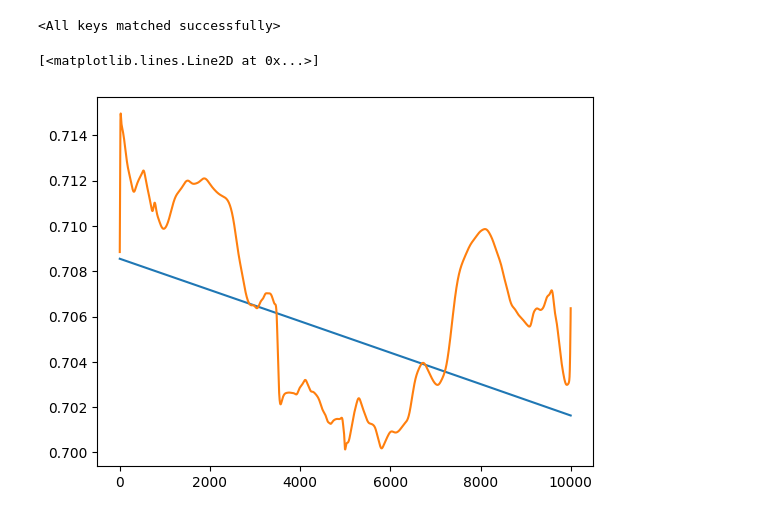
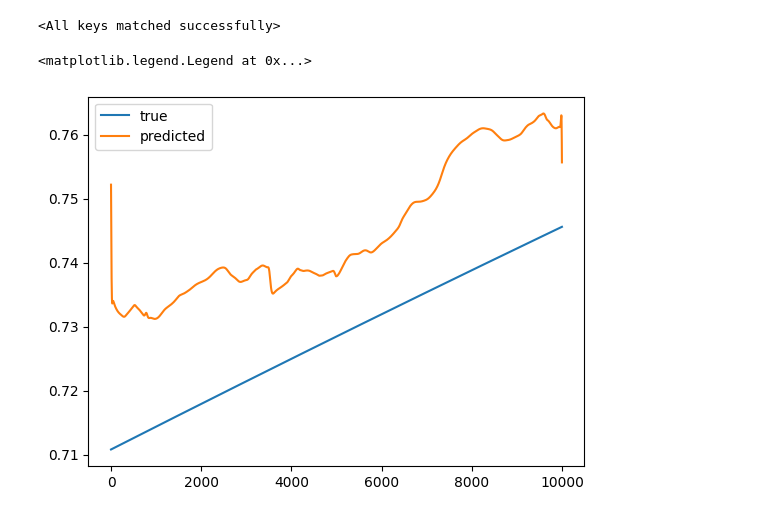
Before and after one commit to fedor1113/Sk-ML-FNO-Project-2024, a Jupyter notebook: testing.ipynb, the cells around one changed output. Drawn from its saved outputs; the diff is of its cells as text; code cells hidden in the pictures.

```diff
--- a/testing.ipynb
+++ b/testing.ipynb
@@ -77,9 +74,12 @@ def gen_burgers_fisher_sol(
 np.random.seed(0)
 delta = 2
 beta = 0.0001
-alpha_samples = np.random.uniform(-2, 2,size=2)
 
-b = 0.3
+# produce different alphas
+size=5
+alpha_samples = np.random.uniform(-2, 2,size=size)
+
+b = 1
 n_pts = 10000
 
 
@@ -90,3 +90,6 @@ def t_sol():
   true_sol = np.array([gen_burgers_fisher_sol(alpha=alphai, t=t, b=b, n_pts=n_pts)
           for alphai in alpha_samples])
   return t, init_cond, true_sol
+
+
+t, init_cond, true_sol = t_sol()
@@ -102,8 +103,9 @@ model_res = model.forward(func_test)
 model_res = model_res.detach().cpu().numpy()
 # %%
 import matplotlib.pyplot as plt
-plt.plot(true_sol[0])
-plt.plot(model_res[0])
+plt.plot(true_sol[4],label="true")
+plt.plot(model_res[4],label="predicted")
+plt.legend()
 # %% [output]
-[<matplotlib.lines.Line2D at 0x...>]
+<matplotlib.legend.Legend at 0x...>
-[figure, old version]
+[figure, new version]
```
Also changed, not shown: parts of 2 cells of this notebook.
